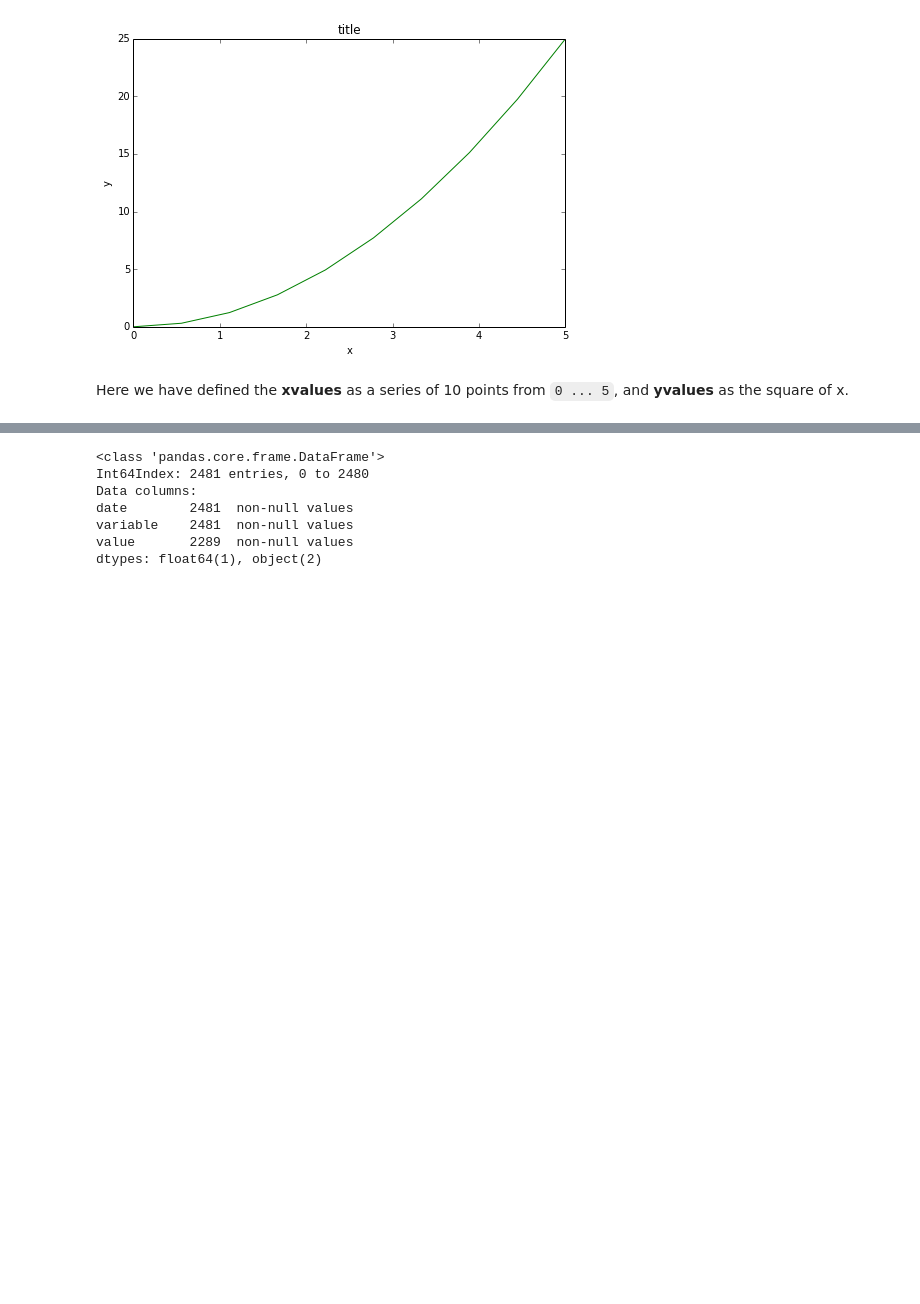
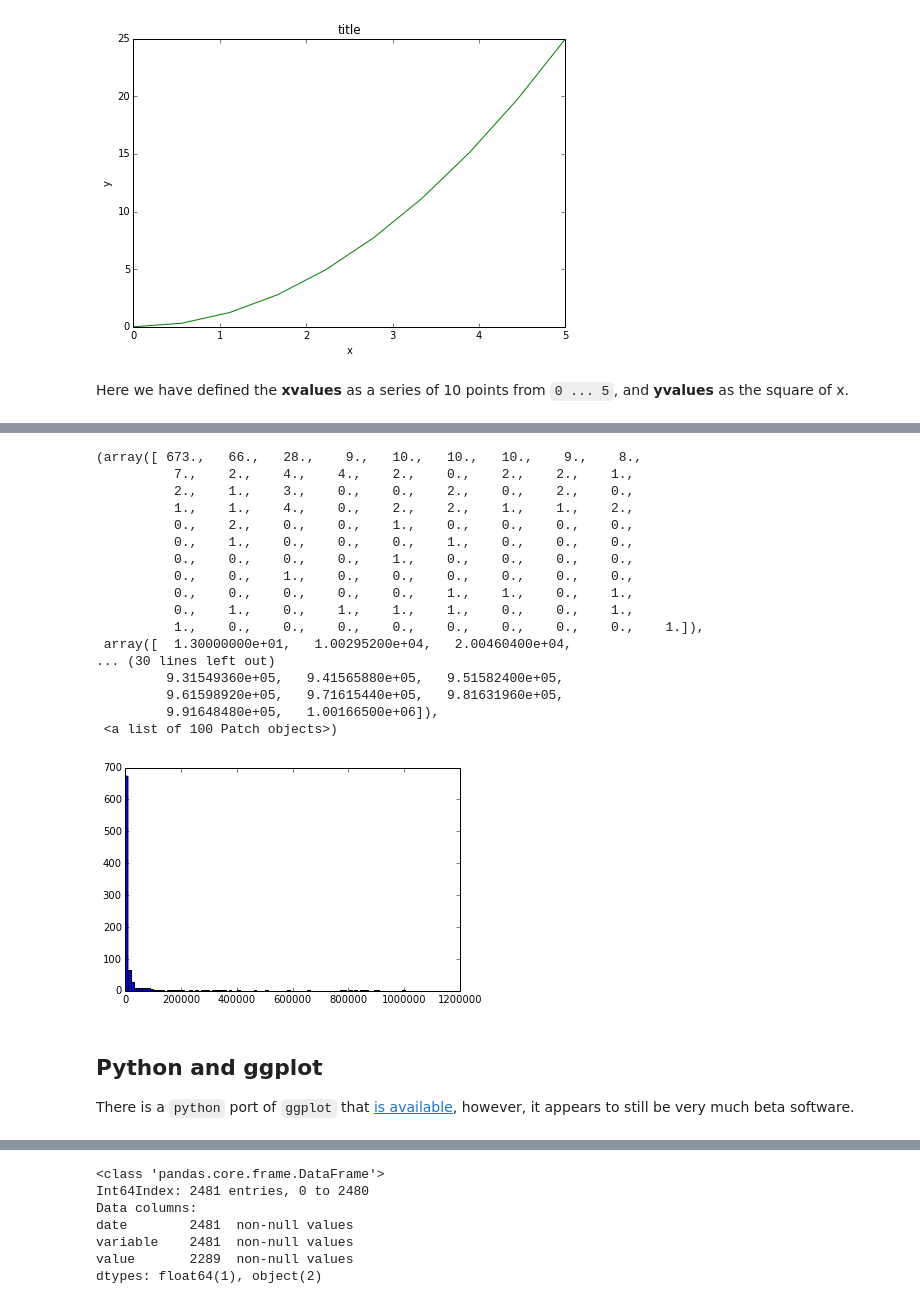
Before and after one commit to rmflight/wg_vis_presentation, a Jupyter notebook: matplotlib demo.ipynb, the cells around one changed output, grey strips where cells are left out. Drawn from its saved outputs; the diff is of its cells as text; code cells hidden in the pictures; blank space fills up the shorter version.

```diff
--- a/matplotlib demo.ipynb
+++ b/matplotlib demo.ipynb
@@ -22,3 +100,28 @@ Here we have defined the **xvalues** as a series of 10 points from `0 ... 5`, an
+# %%
+plt.hist(lyophPum, bins=nBin)
+# %% [output]
+(array([ 673.,   66.,   28.,    9.,   10.,   10.,   10.,    9.,    8.,
+          7.,    2.,    4.,    4.,    2.,    0.,    2.,    2.,    1.,
+          2.,    1.,    3.,    0.,    0.,    2.,    0.,    2.,    0.,
+          1.,    1.,    4.,    0.,    2.,    2.,    1.,    1.,    2.,
+          0.,    2.,    0.,    0.,    1.,    0.,    0.,    0.,    0.,
+          0.,    1.,    0.,    0.,    0.,    1.,    0.,    0.,    0.,
+          0.,    0.,    0.,    0.,    1.,    0.,    0.,    0.,    0.,
+          0.,    0.,    1.,    0.,    0.,    0.,    0.,    0.,    0.,
+          0.,    0.,    0.,    0.,    0.,    1.,    1.,    0.,    1.,
+          0.,    1.,    0.,    1.,    1.,    1.,    0.,    0.,    1.,
+          1.,    0.,    0.,    0.,    0.,    0.,    0.,    0.,    0.,    1.]),
+ array([  1.30000000e+01,   1.00295200e+04,   2.00460400e+04,
+... (30 lines left out)
+         9.31549360e+05,   9.41565880e+05,   9.51582400e+05,
+         9.61598920e+05,   9.71615440e+05,   9.81631960e+05,
+         9.91648480e+05,   1.00166500e+06]),
+ <a list of 100 Patch objects>)
+[figure, added]
+# %% [markdown]
+## Python and ggplot
+
+There is a `python` port of `ggplot` that [is available](https://github.com/yhat/ggplot/), however, it appears to still be very much beta software.
 # %%
 from ggplot import *
 # %%
```
Also changed, not shown: parts of 11 cells of this notebook.
